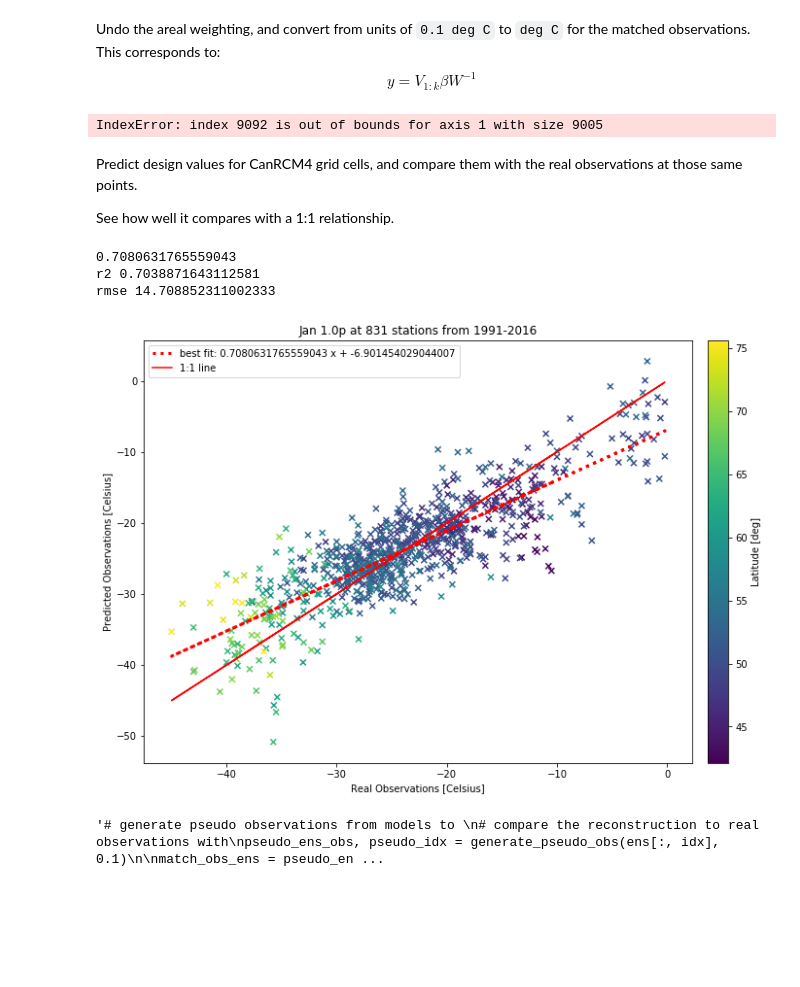
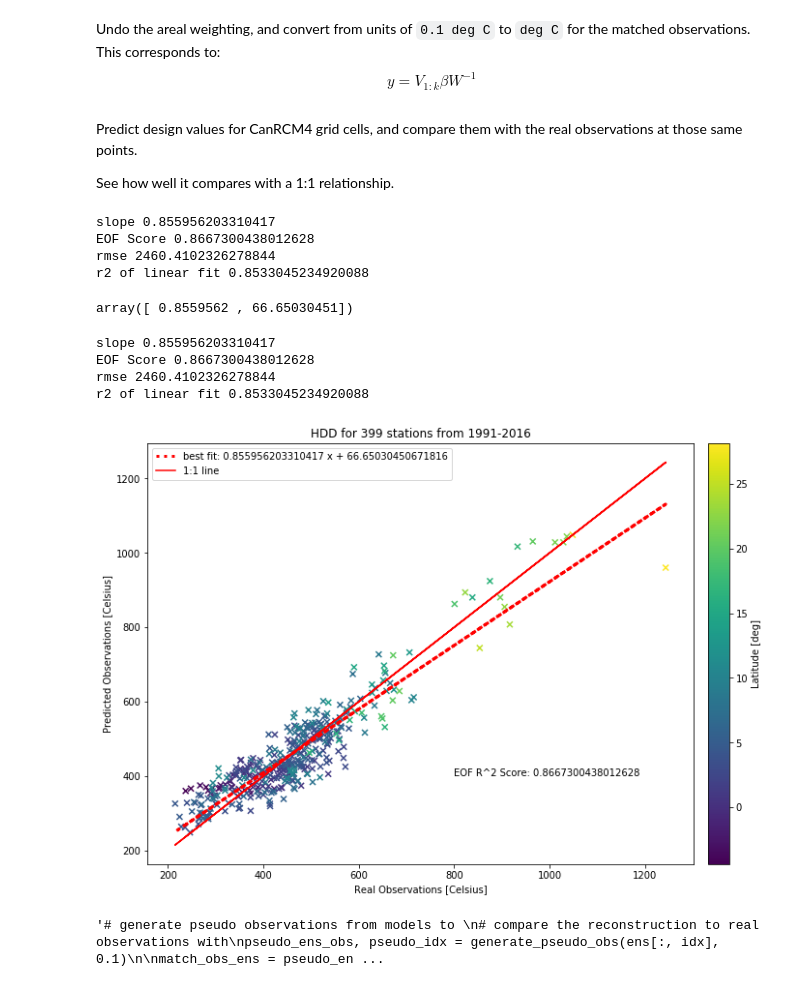
Before and after one commit to pacificclimate/climpyrical, a Jupyter notebook: notebooks/demo.ipynb, the cells around one changed output. Cells and saved outputs as stored; diff of their text form; code cells hidden in the pictures; blank space fills up the shorter version.

```diff
--- a/notebooks/demo.ipynb
+++ b/notebooks/demo.ipynb
@@ -125,8 +121,8 @@ lat, lon = ds['lat'], ds['rlat']
 Using the lat(rlon, rlat) and lon(rlon, rlat) grids, look up the corresponding lat and lon in the normal lat and lon projection.
 # %%
 rcoord_ens_dict = rlat_rlon_to_ens(rlat, rlon)
-rlat_ens = rcoord_ens_dict['rlat']
-rlon_ens = rcoord_ens_dict['rlon']
+rlat_ens = rcoord_ens_dict['rlat'][idx]
+rlon_ens = rcoord_ens_dict['rlon'][idx]
 
 lat_lon_ens = list(zip(rlat_ens, rlon_ens))
 # %% [markdown]
@@ -138,7 +134,7 @@ Read in the MSC query observations, and zip together the latitude and longitudes
 # %%
 df = pd.read_csv('../data/hdd_1991_2016', index_col=None)
 # %%
-df = df[df['completeness'] > 0.8]
+#df = df[df['completeness'] > 0.9]
 # %%
 lat_lon_obs = list(zip(df['lat'], df['lon']))
 lat_obs, lon_obs = zip(*lat_lon_obs)
@@ -156,7 +152,7 @@ df['nearest_grid'] = dist_index(lat_lon_obs, lat_lon_ens)
 # %% [markdown]
 If more than one station occupy a CanRCM4 grid cell, take the mean of all of those station's design value.
 # %%
-#df = df[df['completeness']>0.7]
+df = df[df['completeness']>0.80]
 ndf = df['hdd'].groupby(df['nearest_grid']).mean()
 
 # create an array containing the indices in ensemble space
@@ -188,7 +166,7 @@ $$y_g' = y_g W$$
 Only bother with the indices that are matched to the ensemble space.
 # %%
 match_obs_ens = np.array(ndf)*area_relevent_grid_cells[:, match_ens_obs_idx]
-match_model_ens = corr_ens_full_size[:ens_eof.shape[0], match_ens_obs_idx]
+match_model_ens = ens_eof[:, match_ens_obs_idx]
 
 print("Check that the observations and the EOFs contain the same number of grids:",
       '\nEOF shape: ', match_model_ens.shape, '\n'
@@ -216,61 +194,72 @@ $$y = V_{1:k}\beta W^{-1}$$
 # %%
 observations = .10*match_obs_ens/area_relevent_grid_cells[:, match_ens_obs_idx]
 reconstructed_observations = .10*predictions[match_ens_obs_idx]/area_relevent_grid_cells[:, match_ens_obs_idx]
-# %% [output]
-IndexError: index 9092 is out of bounds for axis 1 with size 9005
 # %% [markdown]
 Predict design values for CanRCM4 grid cells, and compare them with the real observations at those same points.
 
 See how well it compares with a 1:1 relationship.
+# %%
+from sklearn.linear_model import LinearRegression
+from sklearn.metrics import mean_squared_error, r2_score
+
+# Model initialization
+regression_model = LinearRegression()
+# Fit the data(train the model)
+regression_model.fit(observations.T, reconstructed_observations.T)
+
+print("slope", regression_model.coef_[0][0])
+
+y_predicted = regression_model.predict(observations.T)
+# model evaluation
+rmse = mean_squared_error(reconstructed_observations.T, y_predicted)
+r2 = r2_score(reconstructed_observations.T, y_predicted)
+print('EOF Score', model.score(match_model_ens.T, match_obs_ens[0, :]))
+print('rmse', rmse)
+print('r2 of linear fit', r2)
+
+observations.T[:, 0]
+np.polyfit(observations.T[:, 0], reconstructed_observations.T[:, 0], 1)
+# %% [output]
+slope 0.855956203310417
+EOF Score 0.8667300438012628
+rmse 2460.4102326278844
+r2 of linear fit 0.8533045234920088
+array([ 0.8559562 , 66.65030451])
 # %%
-from sklearn.linear_model import LinearRegression
-from sklearn.metrics import mean_squared_error, r2_score
-
-# Model initialization
-regression_model = LinearRegression()
-# Fit the data(train the model)
-regression_model.fit(observations.T, reconstructed_observations.T)
-
-print(regression_model.coef_[0][0])
-
-y_predicted = regression_model.predict(observations.T)
-# model evaluation
-rmse = mean_squared_error(reconstructed_observations.T, y_predicted)
-r2 = r2_score(reconstructed_observations.T, y_predicted)
-print('r2', r2)
-print('rmse', rmse)
-
 fig = plt.figure(figsize=(11, 8))
 ax = plt.axes()
 
 ax.plot(observations.T[:, 0],
         y_predicted[:, 0],
         ls=':',
         lw=3,
         color='red',
         label='best fit: {} x + {}'.format(regression_model.coef_[0][0],
                                              regression_model.intercept_[0]),
 )
 
 cplot = ax.scatter(observations[0, :],
             reconstructed_observations[0, :],
             marker='x',
             cmap='viridis',
-            c=lat_ens[match_ens_obs_idx])
+            c=rlat_ens[match_ens_obs_idx])
 
 cbar = plt.colorbar(cplot, orientation='vertical',fraction=0.056, pad=0.025)
 cbar.ax.set_ylabel('Latitude [deg]')
-plt.title('Jan 1.0p at {} stations from 1991-2016'.format(observations.shape[1]))
+plt.title('HDD for {} stations from 1991-2016'.format(observations.shape[1]))
 ax.plot(observations[0, :], observations[0, :], color='r', label='1:1 line')
 plt.legend()
 plt.xlabel('Real Observations [Celsius]')
 plt.ylabel('Predicted Observations [Celsius]')
+plt.text(800, 400, "EOF R^2 Score: {}".format(model.score(match_model_ens.T, match_obs_ens[0, :])))
+plt.savefig('/home/nannau/Pictures/hdd')
 plt.show()
 # %% [output]
-0.7080631765559043
-r2 0.7038871643112581
-rmse 14.708852311002333
+slope 0.855956203310417
+EOF Score 0.8667300438012628
+rmse 2460.4102326278844
+r2 of linear fit 0.8533045234920088
-[figure, old version]
+[figure, new version]
 # %%
 """# generate pseudo observations from models to
 # compare the reconstruction to real observations with
```
Also changed, not shown: parts of 6 cells of this notebook.
